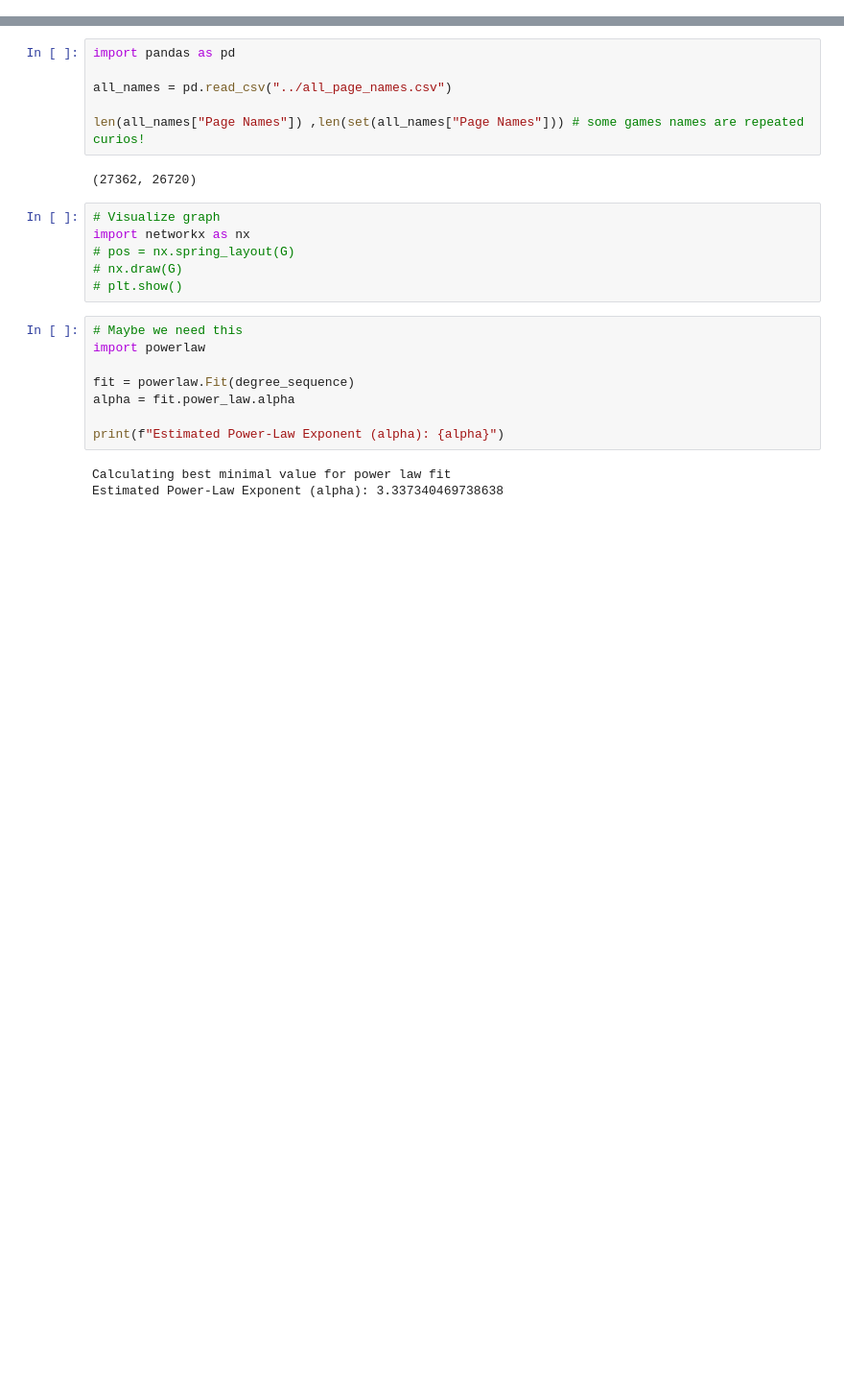
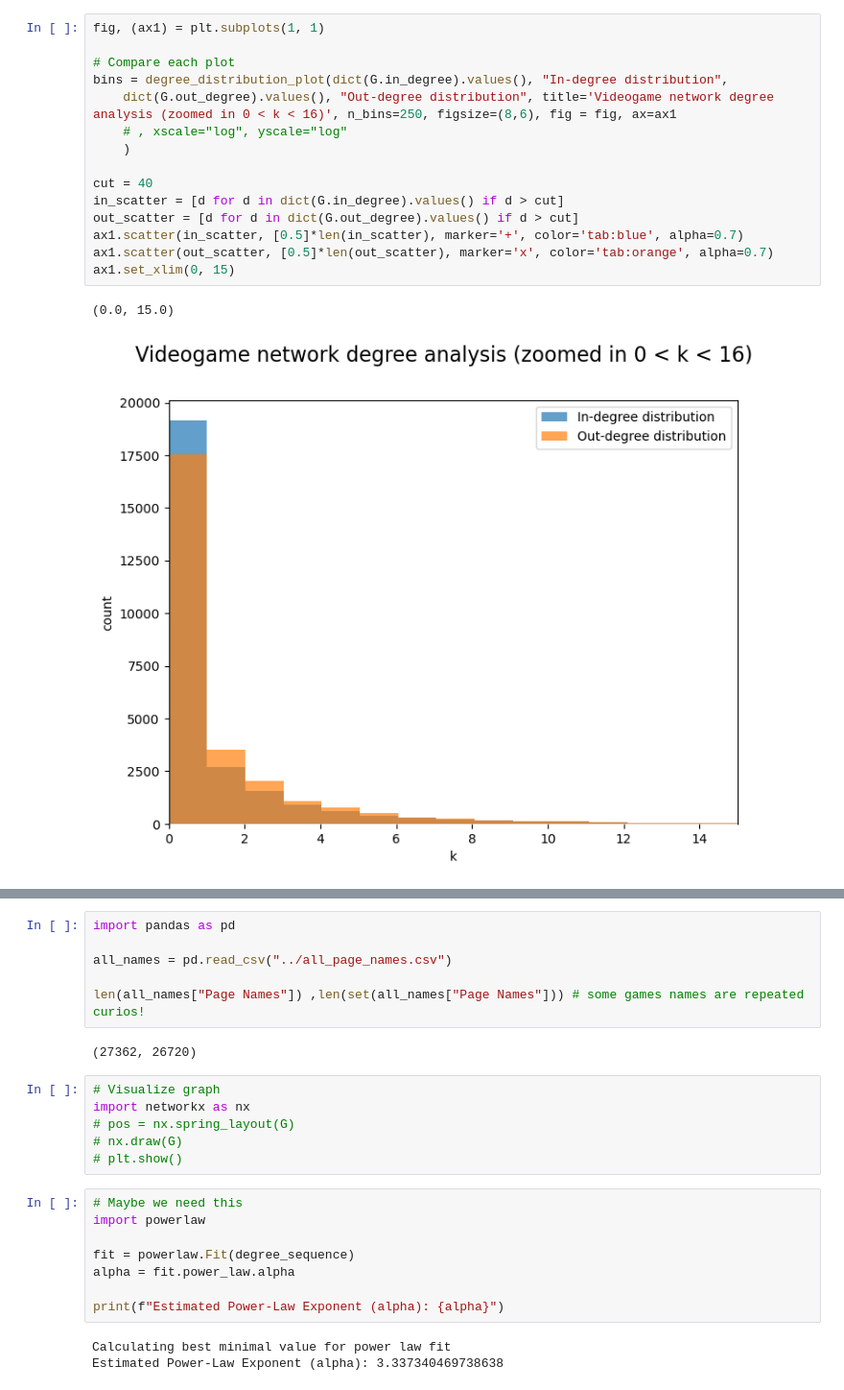
Before and after one commit to jereml99/socialgraphs2023, a Jupyter notebook: project/basic_analysis.ipynb, the cells around one changed output, grey strips where cells are left out. Shown at 96% size. Drawn from its saved outputs; the diff is of its cells as text; blank space fills up the shorter version.

```diff
--- a/project/basic_analysis.ipynb
+++ b/project/basic_analysis.ipynb
@@ -77,0 +181,18 @@ Graph Density: 0.0001
+# %%
+fig, (ax1) = plt.subplots(1, 1)
+
+# Compare each plot
+bins = degree_distribution_plot(dict(G.in_degree).values(), "In-degree distribution",
+    dict(G.out_degree).values(), "Out-degree distribution", title='Videogame network degree analysis (zoomed in 0 < k < 16)', n_bins=250, figsize=(8,6), fig = fig, ax=ax1
+    # , xscale="log", yscale="log"
+    )
+
+cut = 40
+in_scatter = [d for d in dict(G.in_degree).values() if d > cut]
+out_scatter = [d for d in dict(G.out_degree).values() if d > cut]
+ax1.scatter(in_scatter, [0.5]*len(in_scatter), marker='+', color='tab:blue', alpha=0.7)
+ax1.scatter(out_scatter, [0.5]*len(out_scatter), marker='x', color='tab:orange', alpha=0.7)
+ax1.set_xlim(0, 15)
+# %% [output]
+(0.0, 15.0)
+[figure, added]
```
Also changed, not shown: parts of 10 cells of this notebook, 1 other file.
